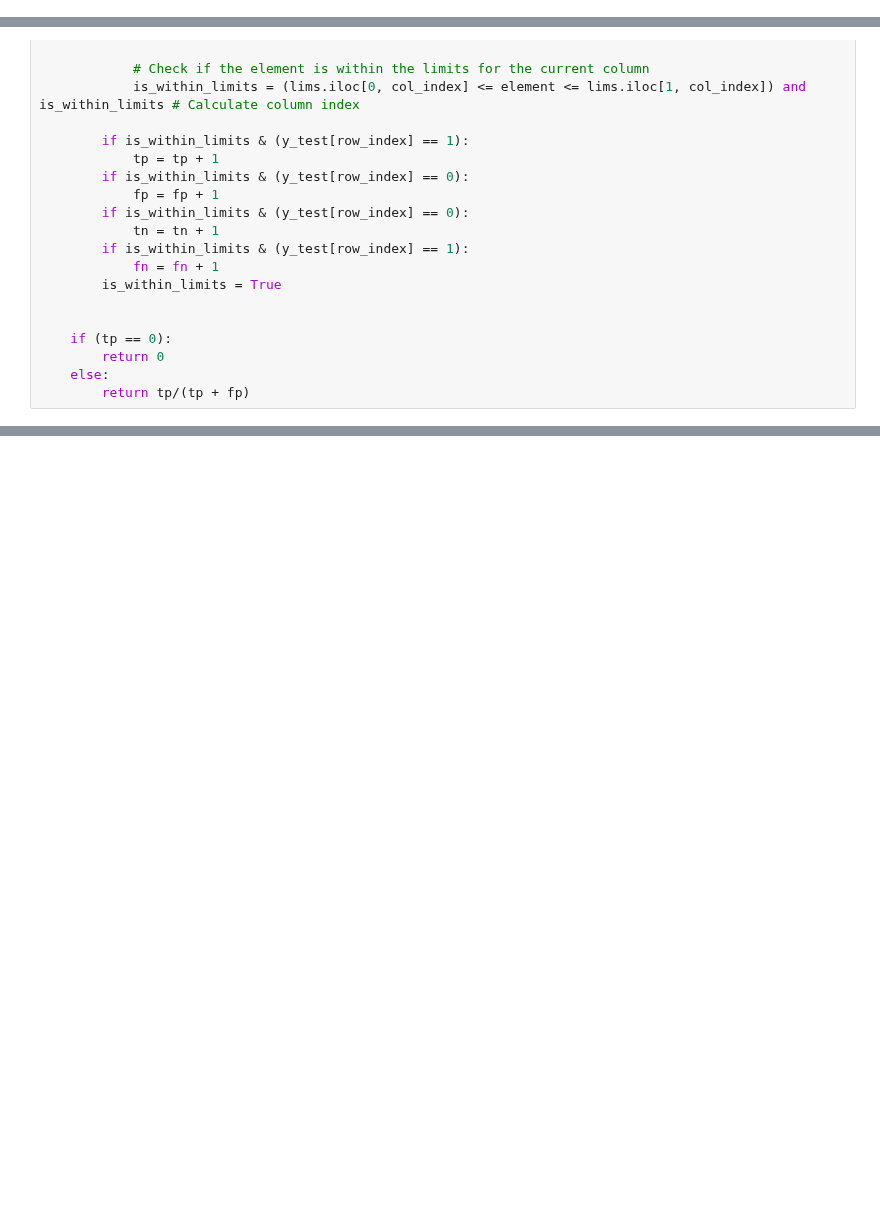
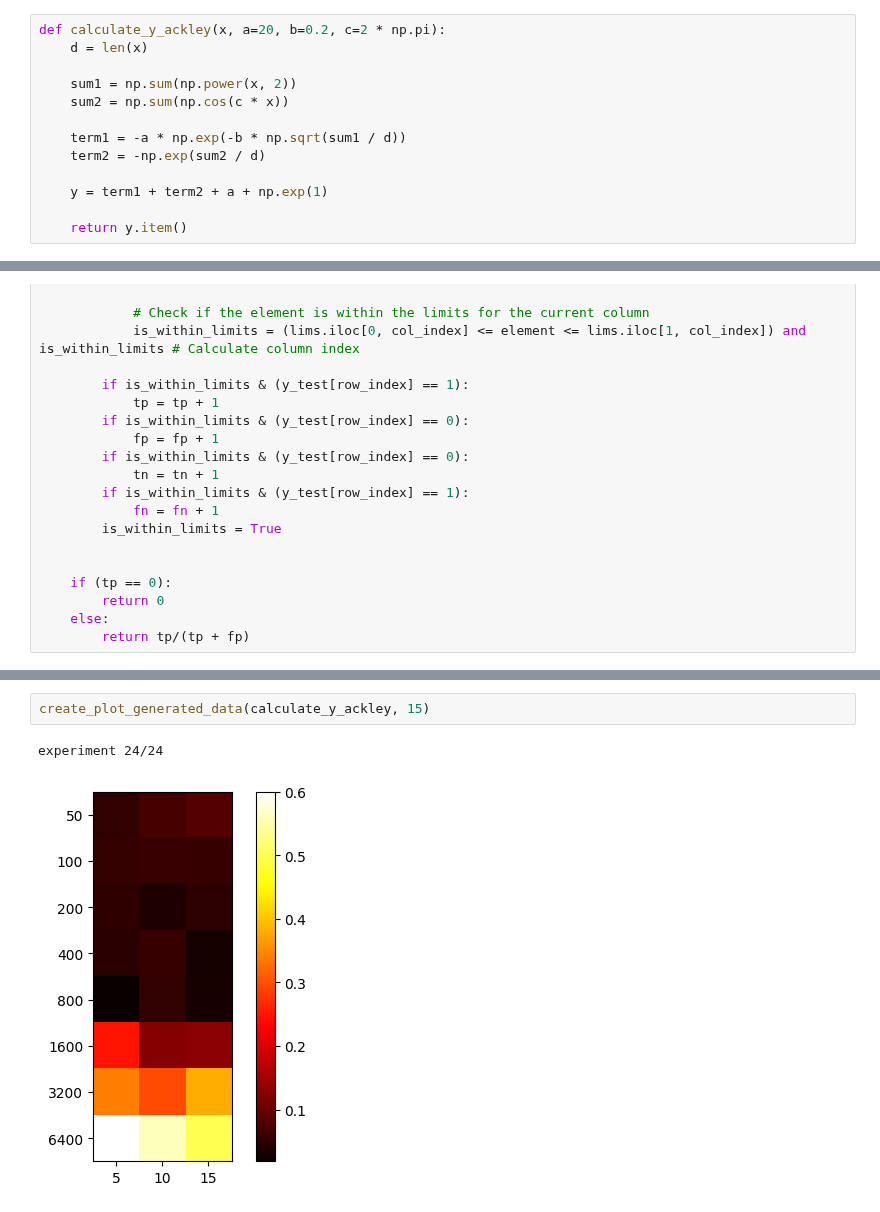
Before and after one commit to inagege/ImprovingSubgroupDiscovery, a Jupyter notebook: PRIM_Performance_Analyzing/PRIM_Baseline.ipynb, the cells around one changed output, grey strips where cells are left out. Cells and saved outputs as stored; diff of their text form; blank space fills up the shorter version.

```diff
--- a/PRIM_Performance_Analyzing/PRIM_Baseline.ipynb
+++ b/PRIM_Performance_Analyzing/PRIM_Baseline.ipynb
@@ -21,0 +46,13 @@ def generate_points(n, m):
+# %%
+def calculate_y_ackley(x, a=20, b=0.2, c=2 * np.pi):
+    d = len(x)
+
+    sum1 = np.sum(np.power(x, 2))
+    sum2 = np.sum(np.cos(c * x))
+
+    term1 = -a * np.exp(-b * np.sqrt(sum1 / d))
+    term2 = -np.exp(sum2 / d)
+
+    y = term1 + term2 + a + np.exp(1)
+
+    return y.item()
@@ -106,0 +179,5 @@ experiment 32/32
+# %%
+create_plot_generated_data(calculate_y_ackley, 15)
+# %% [output]
+experiment 24/24
+[figure, added]
```
Also changed, not shown: parts of 11 cells of this notebook, 10 other files.
